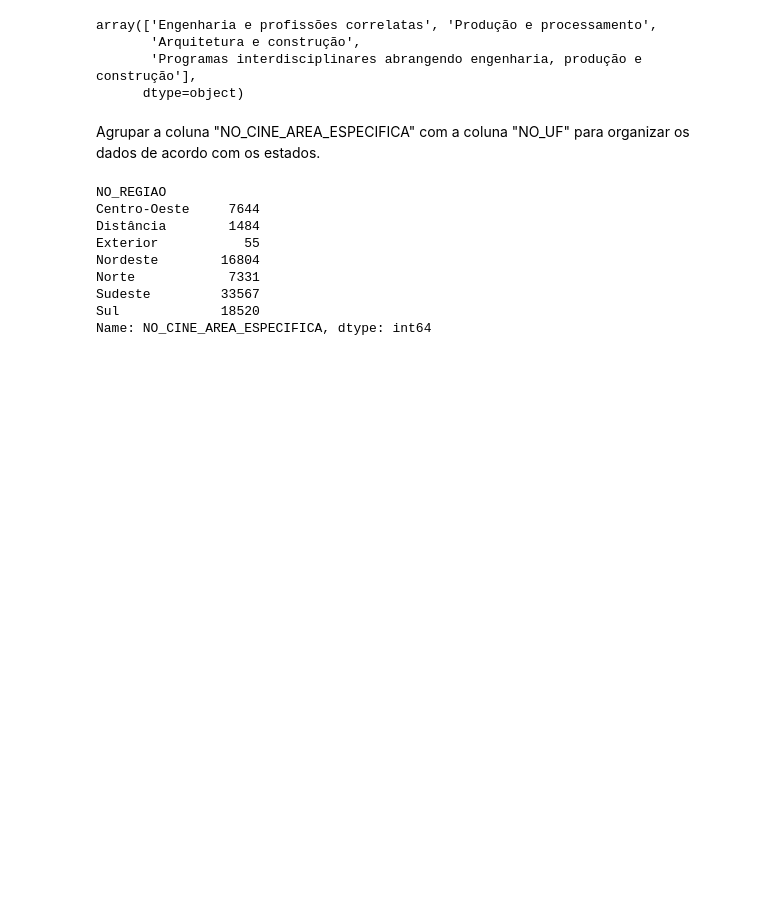
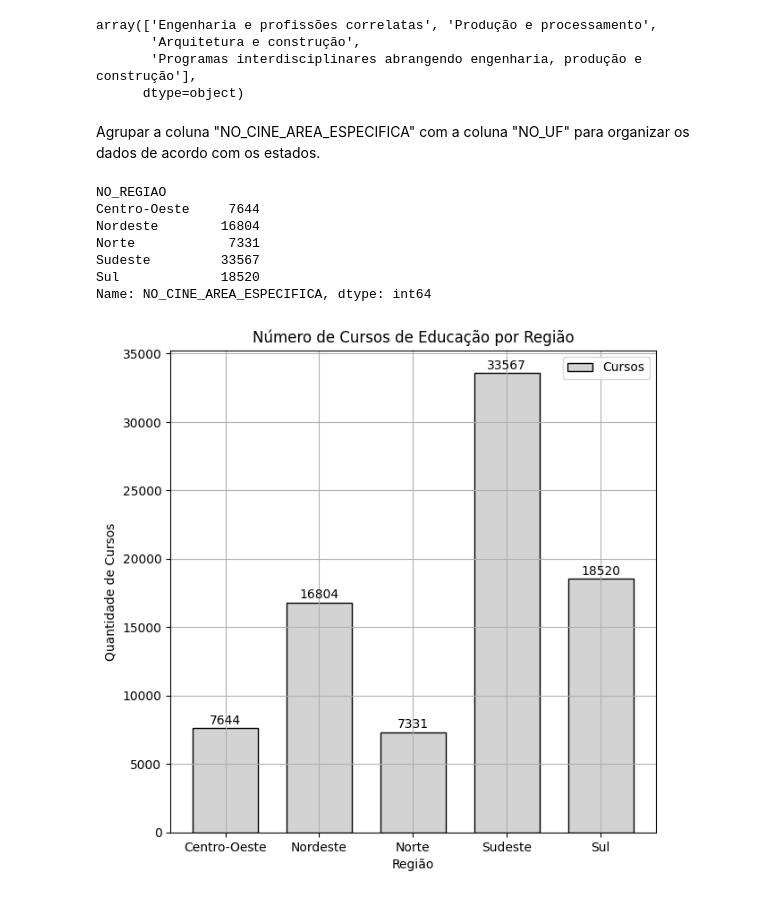
Before and after one commit to cauannz/projeto-python-kick, a Jupyter notebook: script.ipynb, the cells around one changed output. Cells and saved outputs as stored; diff of their text form; code cells hidden in the pictures; blank space fills up the shorter version.

```diff
--- a/script.ipynb
+++ b/script.ipynb
@@ -63,6 +63,7 @@ Agrupar a coluna "NO_CINE_AREA_ESPECIFICA" com a coluna "NO_UF" para organizar o
 # %%
 # Primeiro, filtre os cursos de "Educação"
 df_cursos_educacao = df_cursos[df_cursos["NO_CINE_AREA_ESPECIFICA"].str.contains('Educação')]
+df_cursos_educacao = df_cursos_educacao[~df_cursos_educacao['NO_REGIAO'].isin(['Distância', 'Exterior'])]
 
 # Em seguida, agrupe os dados por região (NO_REGIAO)
 contagem_cursos_por_regiao = df_cursos_educacao.groupby('NO_REGIAO')['NO_CINE_AREA_ESPECIFICA'].count()
@@ -71,10 +72,33 @@ display(contagem_cursos_por_regiao)
 # %% [output]
 NO_REGIAO
 Centro-Oeste     7644
-Distância        1484
-Exterior           55
 Nordeste        16804
 Norte            7331
 Sudeste         33567
 Sul             18520
 Name: NO_CINE_AREA_ESPECIFICA, dtype: int64
+# %%
+plt.bar(contagem_cursos_por_regiao.index, contagem_cursos_por_regiao.values, color='lightgray', width=0.7, edgecolor='black')
+
+plt.title('Número de Cursos de Educação por Região')
+
+plt.xlabel('Região')
+plt.ylabel('Quantidade de Cursos')
+
+plt.grid(True)
+
+plt.legend(['Cursos'])
+
+for i, j in zip(contagem_cursos_por_regiao.index, contagem_cursos_por_regiao.values):
+    plt.annotate(
+        str(j),
+        xy=(i, j),
+        xytext=(0, 1),
+        textcoords='offset points',
+        ha='center',
+        va='bottom',
+    )
+
+plt.show()
+# %% [output]
+[figure, added]
```
